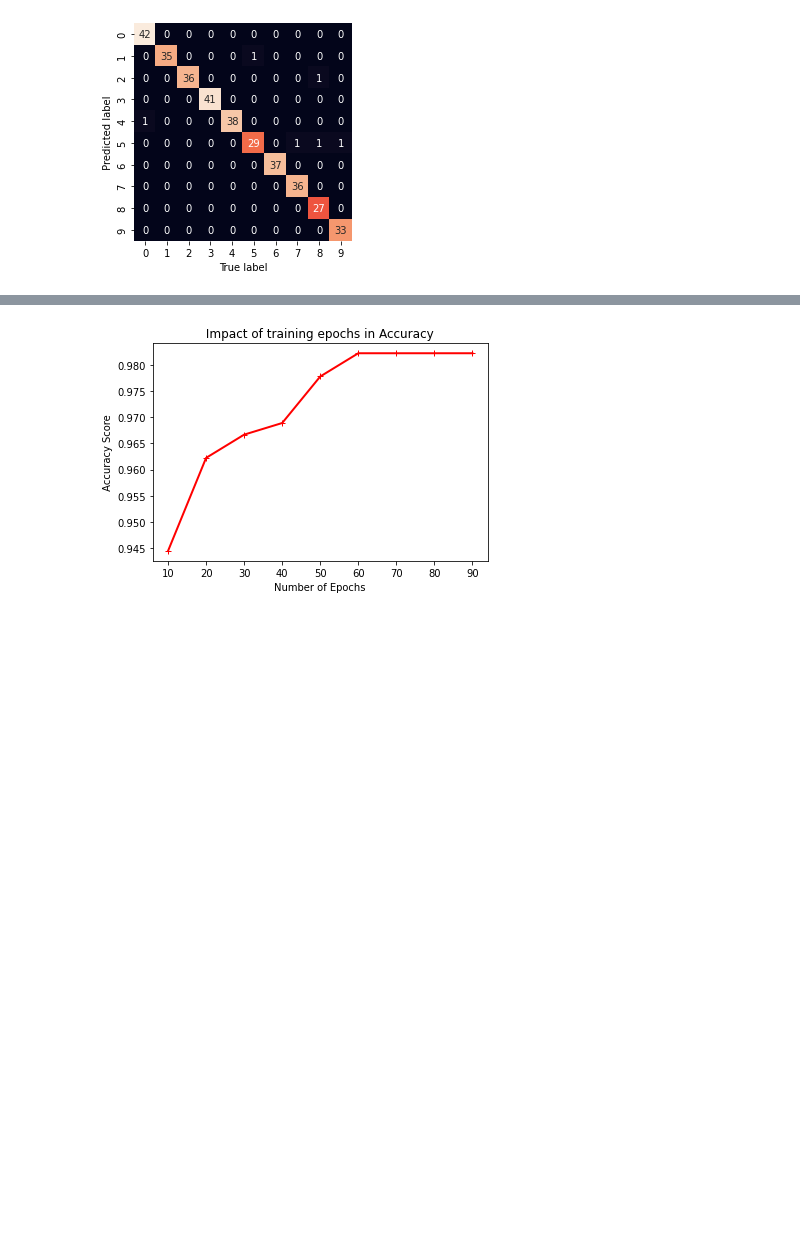
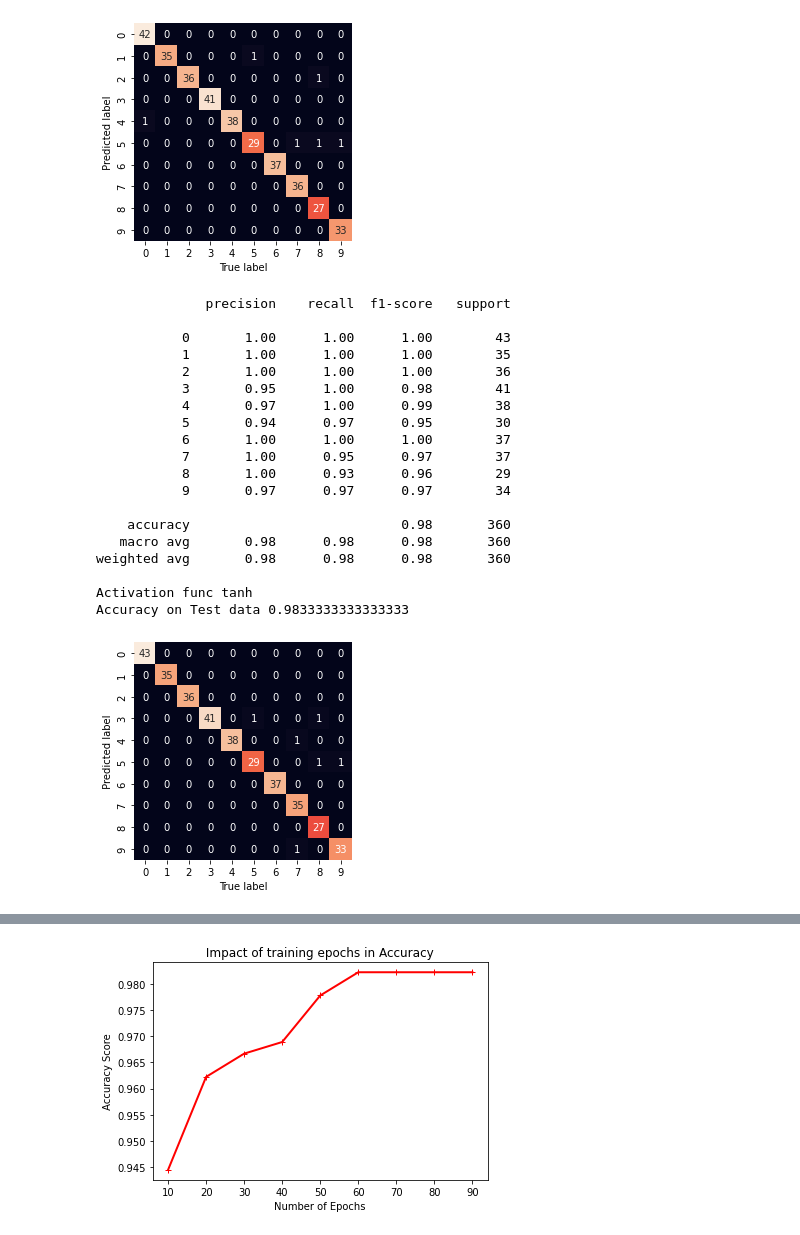
Before and after one commit to SachinSharma6174/neural_network, a Jupyter notebook: MultilayerPerceptron.ipynb, the cells around one changed output, grey strips where cells are left out. Cells and saved outputs as stored; diff of their text form; code cells hidden in the pictures; blank space fills up the shorter version.

```diff
--- a/MultilayerPerceptron.ipynb
+++ b/MultilayerPerceptron.ipynb
@@ -218,3 +218,26 @@ weighted avg       0.98      0.98      0.98       360
 Activation func tanh
 Accuracy on Test data 0.9833333333333333
 [figure]
+# %%
+predictor.predict(perceptron4)
+# %% [output]
+              precision    recall  f1-score   support
+
+           0       1.00      1.00      1.00        43
+           1       1.00      1.00      1.00        35
+           2       1.00      1.00      1.00        36
+           3       0.95      1.00      0.98        41
+           4       0.97      1.00      0.99        38
+           5       0.94      0.97      0.95        30
+           6       1.00      1.00      1.00        37
+           7       1.00      0.95      0.97        37
+           8       1.00      0.93      0.96        29
+           9       0.97      0.97      0.97        34
+
+    accuracy                           0.98       360
+   macro avg       0.98      0.98      0.98       360
+weighted avg       0.98      0.98      0.98       360
+
+Activation func tanh
+Accuracy on Test data 0.9833333333333333
+[figure, added]
```
Also changed, not shown: parts of 4 cells of this notebook.
